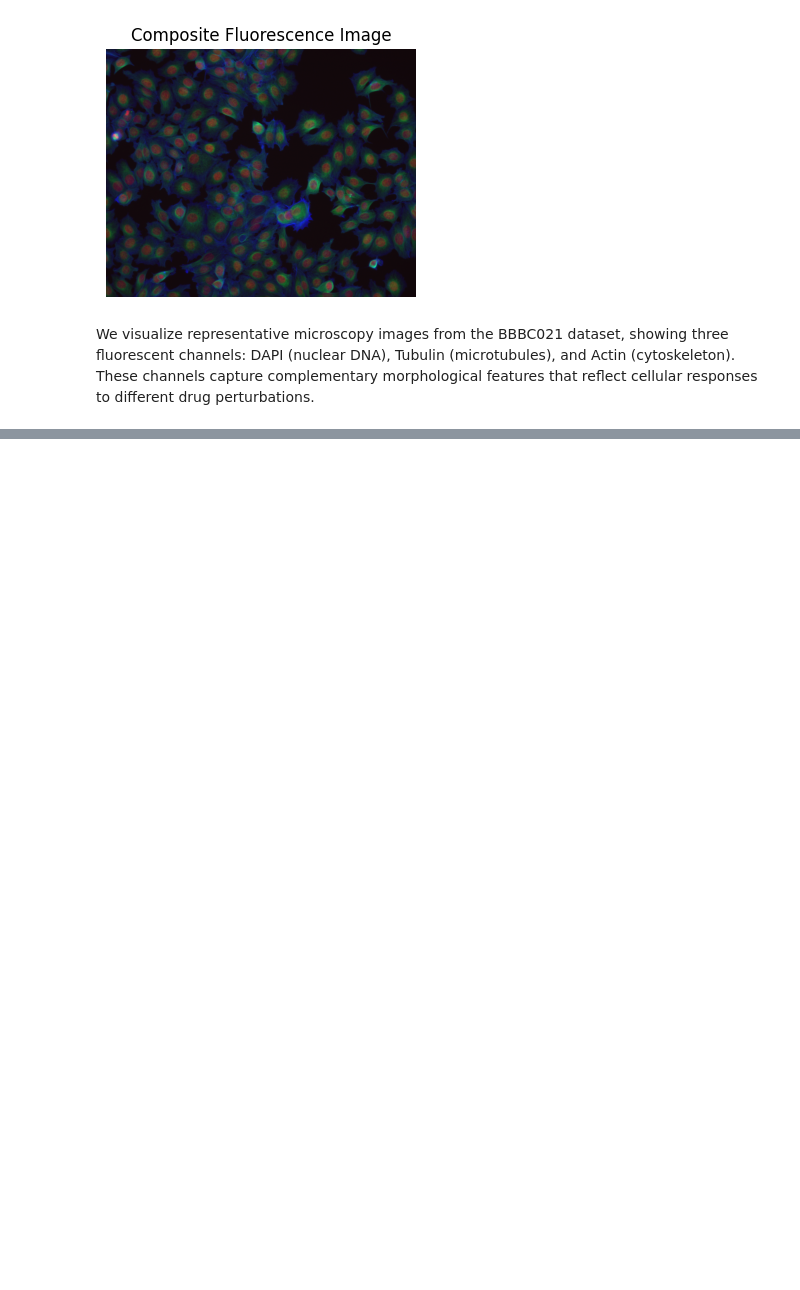
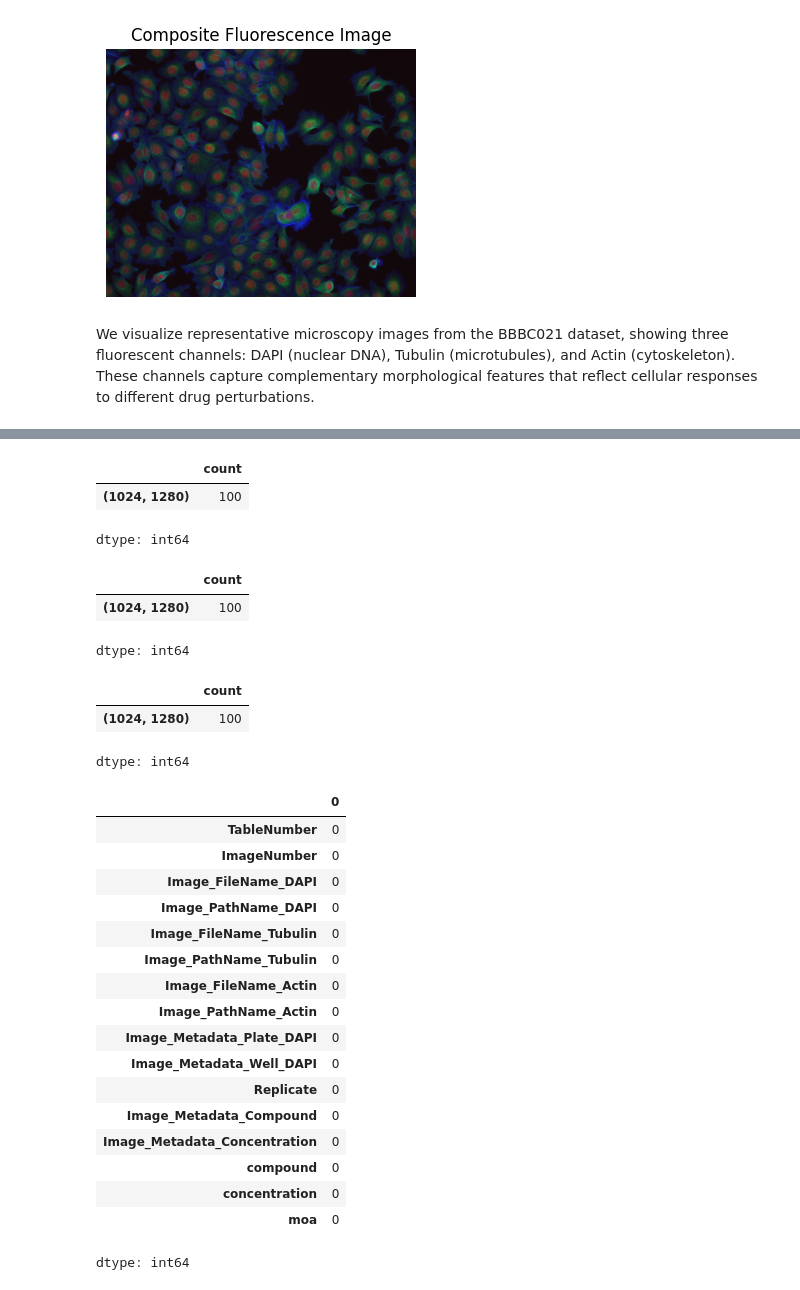
Before and after one commit to saamm/microscopy_self_supervised_learning, a Jupyter notebook: notebooks/1_data_exploration.ipynb, the cells around one changed output, grey strips where cells are left out. Saved outputs shown, nothing was run; the diff lists cells and outputs as text; code cells hidden in the pictures; blank space fills up the shorter version.

```diff
--- a/notebooks/1_data_exploration.ipynb
+++ b/notebooks/1_data_exploration.ipynb
@@ -466,0 +354,79 @@ create PyTorch Dataset
+# %%
+#Image shape & resolution distribution
+#This ensures consistent resolution.
+
+#for DAPI
+
+shapes = []
+
+image_paths_DAPI = [
+     os.path.join(base_dir, fix_path(row["Image_PathName_DAPI"]), row["Image_FileName_DAPI"])
+    for _, row in subset_metadata.iterrows()
+]
+for p in image_paths_DAPI[:100]:
+    img = tiff.imread(p)
+    shapes.append(img.shape)
+
+pd.Series(shapes).value_counts()
+# %% [output]
+|  | count |
+| (1024, 1280) | 100 |
+dtype: int64
+# %%
+#for Tubulin
+
+shapes = []
+
+image_paths_Tubulin = [
+     os.path.join(base_dir, fix_path(row["Image_PathName_Tubulin"]), row["Image_FileName_Tubulin"])
+    for _, row in subset_metadata.iterrows()
+]
+for p in image_paths_Tubulin[:100]:
+    img = tiff.imread(p)
+    shapes.append(img.shape)
+
+pd.Series(shapes).value_counts()
+# %% [output]
+|  | count |
+| (1024, 1280) | 100 |
+dtype: int64
+# %%
+#for Actin
+
+shapes = []
+
+image_paths_Actin = [
+    os.path.join(base_dir, fix_path(row["Image_PathName_Actin"]), row["Image_FileName_Actin"])
+    for _, row in subset_metadata.iterrows()
+]
+for p in image_paths_Actin[:100]:
+    img = tiff.imread(p)
+    shapes.append(img.shape)
+
+pd.Series(shapes).value_counts()
+# %% [output]
+|  | count |
+| (1024, 1280) | 100 |
+dtype: int64
+# %%
+#Missing values in metadata
+full_meta.isnull().sum()
+# %% [output]
+|  | 0 |
+| TableNumber | 0 |
+| ImageNumber | 0 |
+| Image_FileName_DAPI | 0 |
+| Image_PathName_DAPI | 0 |
+| Image_FileName_Tubulin | 0 |
+| Image_PathName_Tubulin | 0 |
+| Image_FileName_Actin | 0 |
+| Image_PathName_Actin | 0 |
+| Image_Metadata_Plate_DAPI | 0 |
+| Image_Metadata_Well_DAPI | 0 |
+| Replicate | 0 |
+| Image_Metadata_Compound | 0 |
+| Image_Metadata_Concentration | 0 |
+| compound | 0 |
+| concentration | 0 |
+| moa | 0 |
+dtype: int64
```
Also changed, not shown: parts of 26 cells of this notebook.
